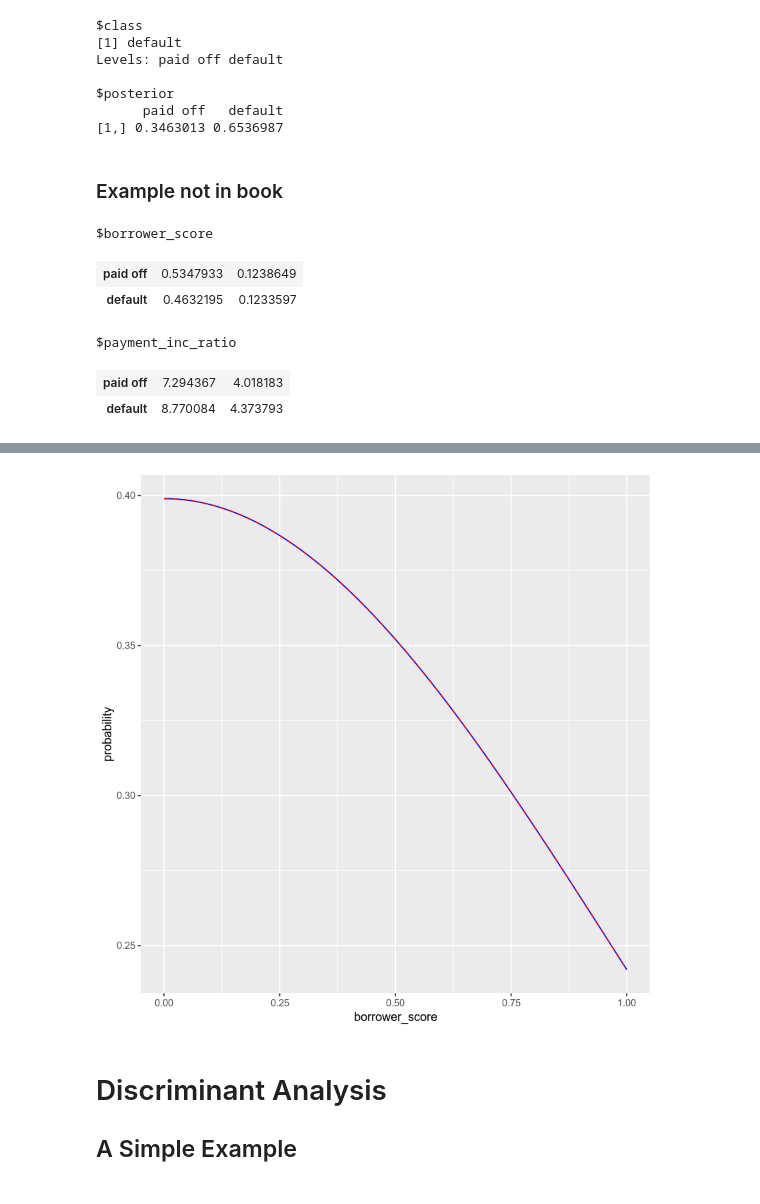
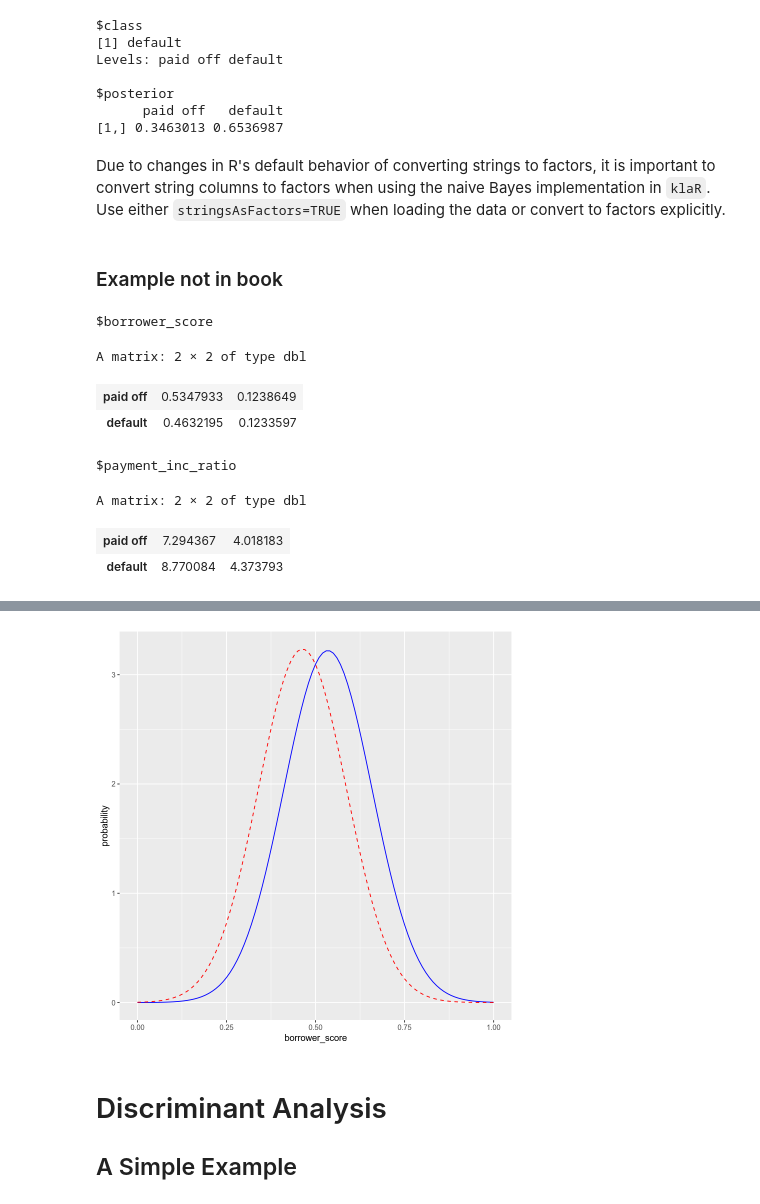
Before and after one commit to gedeck/practical-statistics-for-data-scientists, a Jupyter notebook: R/notebooks/Chapter 5 - Classification.ipynb, the cells around one changed output, grey strips where cells are left out. Cells and saved outputs as stored; diff of their text form; code cells hidden in the pictures.

```diff
--- a/R/notebooks/Chapter 5 - Classification.ipynb
+++ b/R/notebooks/Chapter 5 - Classification.ipynb
@@ -35,9 +35,9 @@ Define paths to data sets. If you don't keep your data in the same directory as
 # %%
 PSDS_PATH <- file.path(dirname(dirname(getwd())))
 
-loan3000 <- read.csv(file.path(PSDS_PATH, 'data', 'loan3000.csv'))
-loan_data <- read.csv(file.path(PSDS_PATH, 'data', 'loan_data.csv.gz'))
-full_train_set <- read.csv(file.path(PSDS_PATH, 'data', 'full_train_set.csv.gz'))
+loan3000 <- read.csv(file.path(PSDS_PATH, 'data', 'loan3000.csv'), stringsAsFactors=TRUE)
+loan_data <- read.csv(file.path(PSDS_PATH, 'data', 'loan_data.csv.gz'), stringsAsFactors=TRUE)
+full_train_set <- read.csv(file.path(PSDS_PATH, 'data', 'full_train_set.csv.gz'), stringsAsFactors=TRUE)
 
 # order the outcome variable
 loan3000$outcome <- ordered(loan3000$outcome, levels=c('paid off', 'default'))
@@ -94,6 +97,8 @@ Levels: paid off default
 $posterior
       paid off   default
 [1,] 0.3463013 0.6536987
+# %% [markdown]
+Due to changes in R's default behavior of converting strings to factors, it is important to convert string columns to factors when using the naive Bayes implementation in `klaR`. Use either `stringsAsFactors=TRUE` when loading the data or convert to factors explicitly.
 # %% [markdown]
 ### Example not in book
 # %%
@@ -104,15 +109,17 @@ less_naive$table[1:2]
 stats <- less_naive$table[[1]]
 graph <- ggplot(data.frame(borrower_score=c(0,1)), aes(borrower_score)) +
   stat_function(fun = dnorm, color='blue', linetype=1,
-                arg=list(mean=stats[1, 1], sd=stats[1, 2])) +
+                args=list(mean=stats[1, 1], sd=stats[1, 2])) +
   stat_function(fun = dnorm, color='red', linetype=2,
-                arg=list(mean=stats[2, 1], sd=stats[2, 2])) +
+                args=list(mean=stats[2, 1], sd=stats[2, 2])) +
   labs(y='probability')
 graph
 # %% [output]
 $borrower_score
+A matrix: 2 × 2 of type dbl
 | paid off | 0.5347933 | 0.1238649 |
 | default | 0.4632195 | 0.1233597 |
-$payment_inc_ratio
+$payment_inc_ratio
+A matrix: 2 × 2 of type dbl
 | paid off | 7.294367 | 4.018183 |
 | default | 8.770084 | 4.373793 |
@@ -122,4 +126,4 @@ Warning message:
-[figure, old version]
+[figure, new version]
 # %% [markdown]
 # Discriminant Analysis
 ## A Simple Example
```
Also changed, not shown: parts of 11 cells of this notebook, 12 other files.
